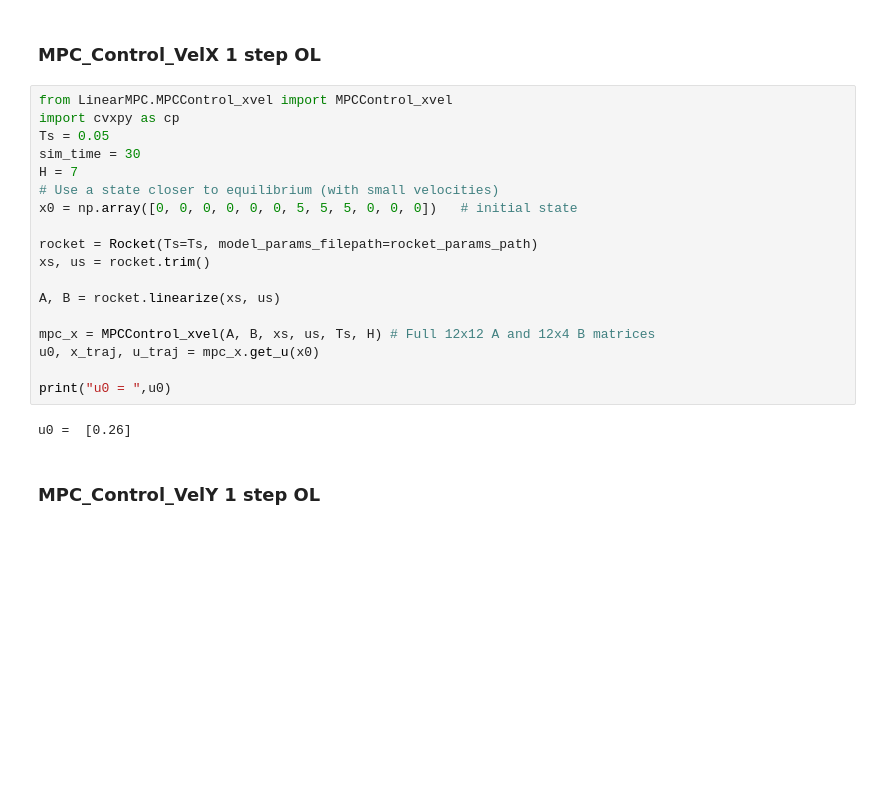
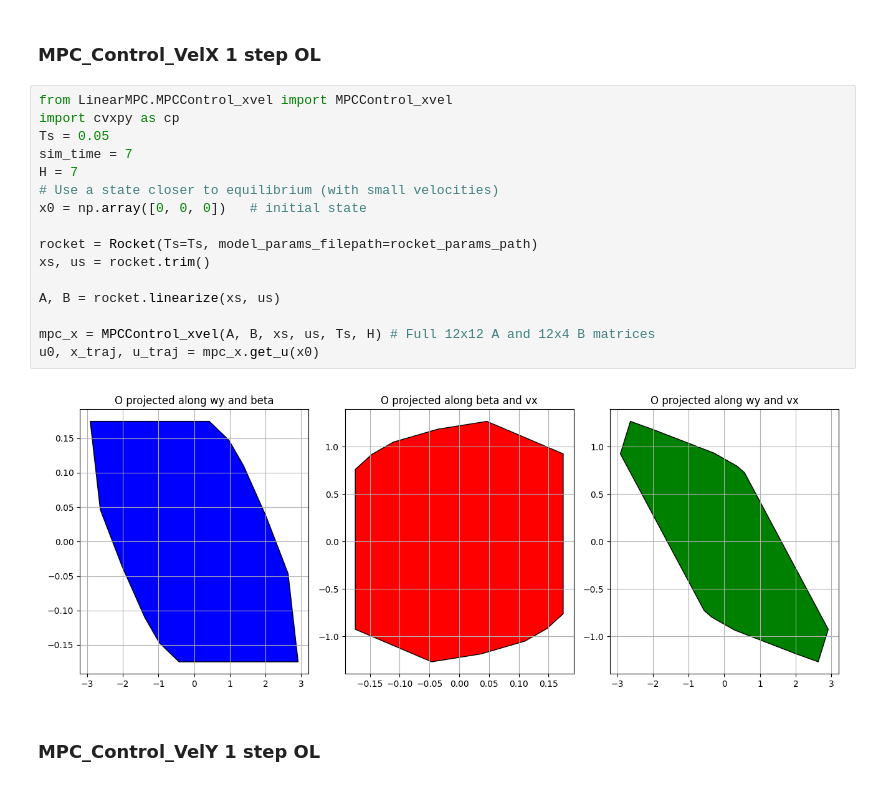
Before and after one commit to DolbyBolby/MPC-Course-EPFL, a Jupyter notebook: project/Deliverable_3_1/Deliverable_3_1.ipynb, the cells around one changed output. Cells and saved outputs as stored; diff of their text form; blank space fills up the shorter version.

```diff
--- a/project/Deliverable_3_1/Deliverable_3_1.ipynb
+++ b/project/Deliverable_3_1/Deliverable_3_1.ipynb
@@ -48,23 +47,21 @@ AppLayout(children=(HBox(children=(Play(value=0, description='Press play', max=9
 # %%
 from LinearMPC.MPCControl_xvel import MPCControl_xvel
 import cvxpy as cp
 Ts = 0.05
-sim_time = 30
+sim_time = 7
 H = 7
 # Use a state closer to equilibrium (with small velocities)
-x0 = np.array([0, 0, 0, 0, 0, 0, 5, 5, 5, 0, 0, 0])   # initial state
+x0 = np.array([0, 0, 0])   # initial state
 
 rocket = Rocket(Ts=Ts, model_params_filepath=rocket_params_path)
 xs, us = rocket.trim()
 
 A, B = rocket.linearize(xs, us)
 
 mpc_x = MPCControl_xvel(A, B, xs, us, Ts, H) # Full 12x12 A and 12x4 B matrices
 u0, x_traj, u_traj = mpc_x.get_u(x0)
-
-print("u0 = ",u0)
 # %% [output]
-u0 =  [0.26]
+[figure, added]
 # %% [markdown]
 ### MPC_Control_VelY 1 step OL
 # %%
```
Also changed, not shown: parts of 8 cells of this notebook, 4 other files.
